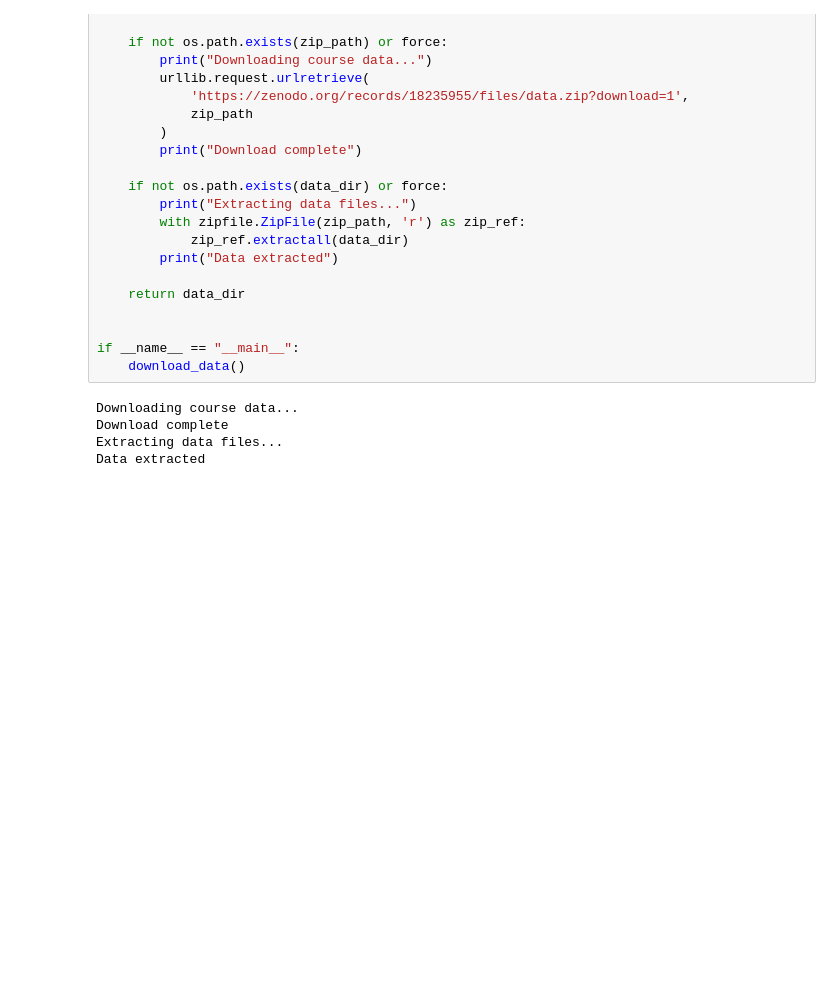
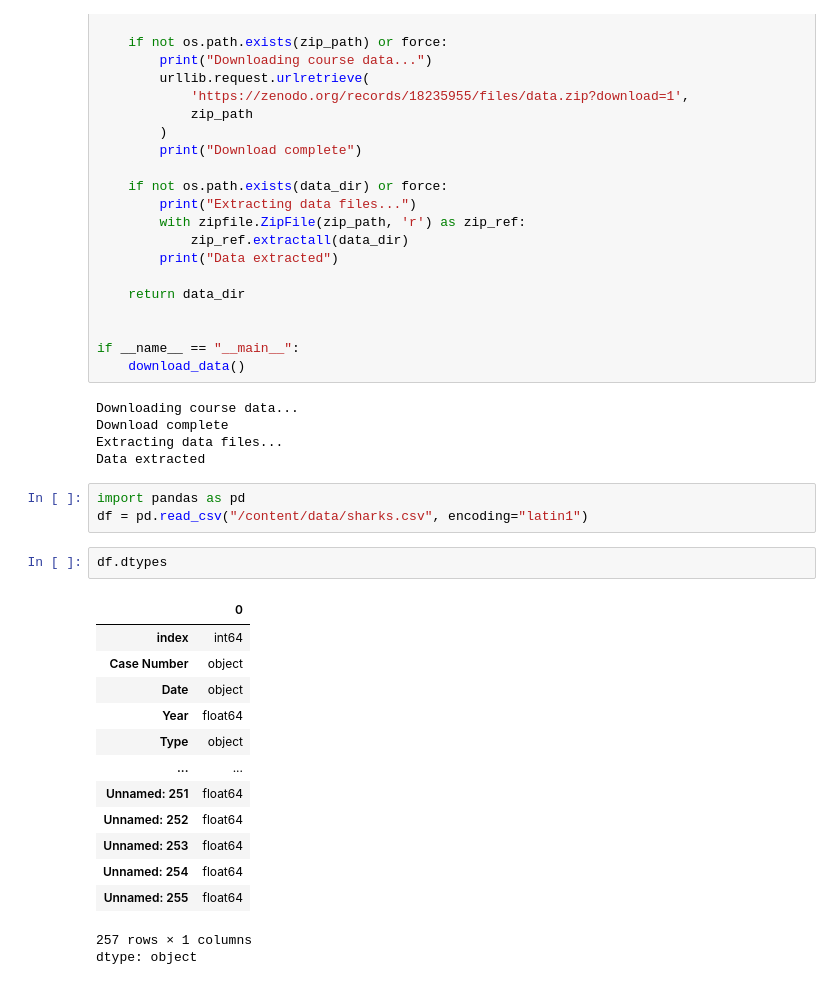
Before and after one commit to NickLarsonUVA/scratchpad, a Jupyter notebook: Inclass_1_20.ipynb, the cells around one changed output. Cells and saved outputs as stored; diff of their text form; blank space fills up the shorter version.

```diff
--- a/Inclass_1_20.ipynb
+++ b/Inclass_1_20.ipynb
@@ -46,3 +40,23 @@ Downloading course data...
 Download complete
 Extracting data files...
 Data extracted
+# %%
+import pandas as pd
+df = pd.read_csv("/content/data/sharks.csv", encoding="latin1")
+# %%
+df.dtypes
+# %% [output]
+|  | 0 |
+| index | int64 |
+| Case Number | object |
+| Date | object |
+| Year | float64 |
+| Type | object |
+| ... | ... |
+| Unnamed: 251 | float64 |
+| Unnamed: 252 | float64 |
+| Unnamed: 253 | float64 |
+| Unnamed: 254 | float64 |
+| Unnamed: 255 | float64 |
+257 rows × 1 columns
+dtype: object
```
Also changed, not shown: parts of 7 cells of this notebook.
